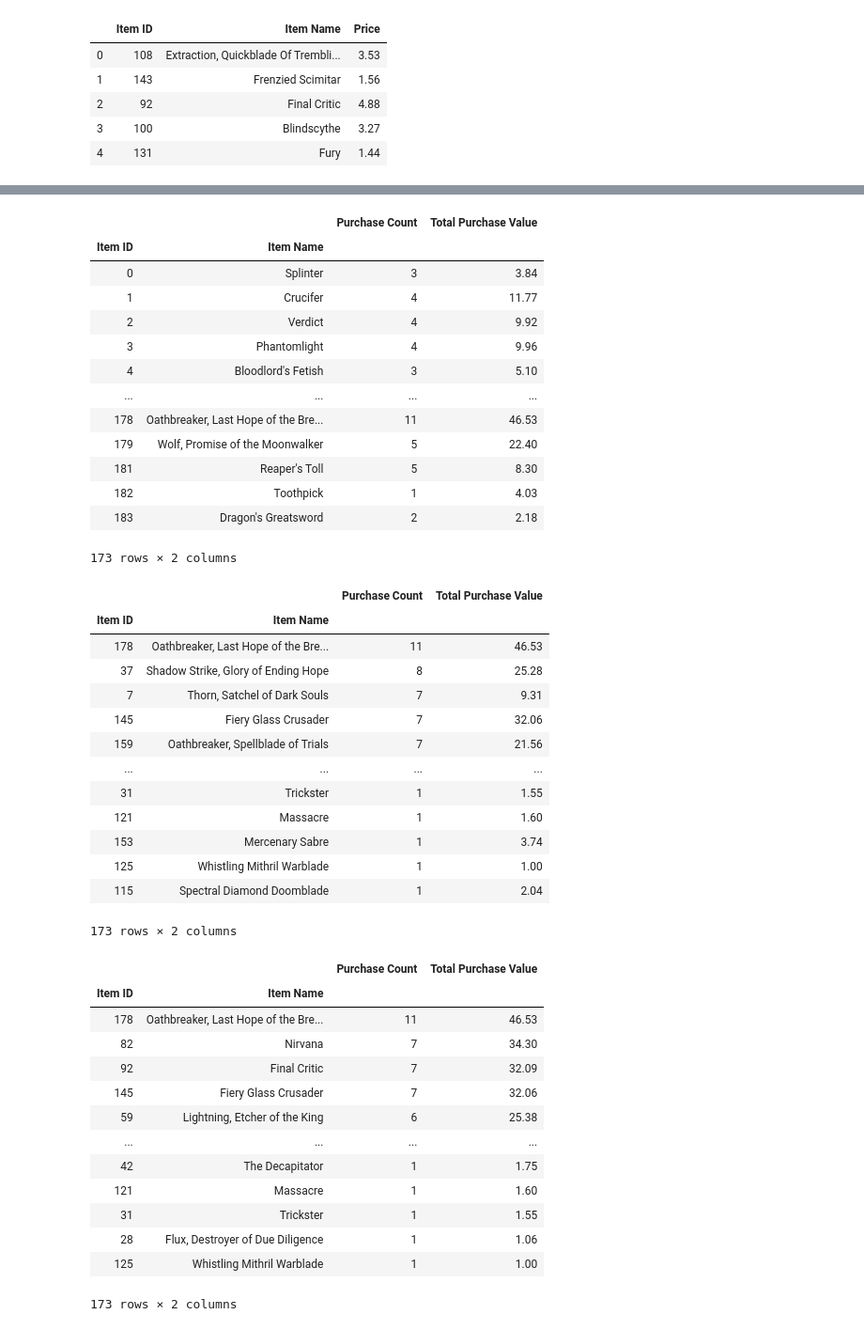
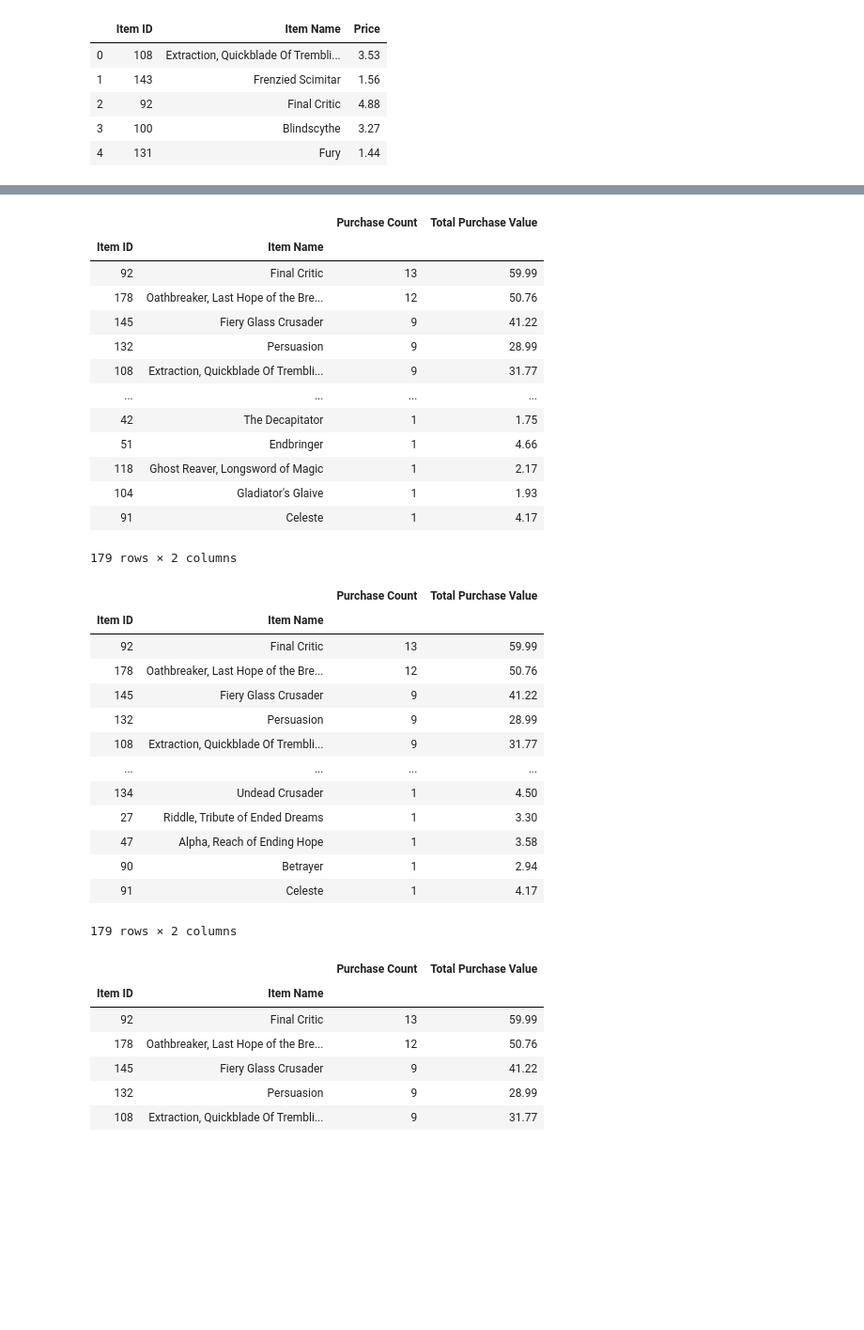
Before and after one commit to mjenkins15/JenkinsPandas_Challenge, a Jupyter notebook: HeroesOfPymoli.ipynb, the cells around one changed output, grey strips where cells are left out. Shown at 94% size. Saved outputs shown, nothing was run; the diff lists cells and outputs as text; code cells hidden in the pictures; blank space fills up the shorter version.

```diff
--- a/HeroesOfPymoli.ipynb
+++ b/HeroesOfPymoli.ipynb
@@ -117,7 +117,7 @@ dtype: int64
 #Referenced Hannah's code for this cell
 
 #to drop duplicates by the screen name#
-purchase_file_pd = purchase_file_pd.drop_duplicates('SN')
+
 #to make total players an integer and not a list#
 total_players = purchase_file_pd.count()[0]
 #Then you can use a value_counts() to get the listed genders#
@@ -521,22 +492,23 @@ Name: Price, Length: 173, dtype: float64
 most_pop_analysis = pd.DataFrame({"Purchase Count":pop_purch_count,
                                 "Total Purchase Value":pop_total_value})
 
+most_pop_analysis = most_pop_analysis.sort_values("Purchase Count", ascending=False)
 most_pop_analysis
 # %% [output]
 |  |  | Purchase Count | Total Purchase Value |
 | Item ID | Item Name |  |  |
-| 0 | Splinter | 3 | 3.84 |
-| 1 | Crucifer | 4 | 11.77 |
-| 2 | Verdict | 4 | 9.92 |
-| 3 | Phantomlight | 4 | 9.96 |
-| 4 | Bloodlord's Fetish | 3 | 5.10 |
+| 92 | Final Critic | 13 | 59.99 |
+| 178 | Oathbreaker, Last Hope of the Bre... | 12 | 50.76 |
+| 145 | Fiery Glass Crusader | 9 | 41.22 |
+| 132 | Persuasion | 9 | 28.99 |
+| 108 | Extraction, Quickblade Of Trembli... | 9 | 31.77 |
 | ... | ... | ... | ... |
-| 178 | Oathbreaker, Last Hope of the Bre... | 11 | 46.53 |
-| 179 | Wolf, Promise of the Moonwalker | 5 | 22.40 |
-| 181 | Reaper's Toll | 5 | 8.30 |
-| 182 | Toothpick | 1 | 4.03 |
-| 183 | Dragon's Greatsword | 2 | 2.18 |
+| 42 | The Decapitator | 1 | 1.75 |
+| 51 | Endbringer | 1 | 4.66 |
+| 118 | Ghost Reaver, Longsword of Magic | 1 | 2.17 |
+| 104 | Gladiator's Glaive | 1 | 1.93 |
+| 91 | Celeste | 1 | 4.17 |
-173 rows × 2 columns
+179 rows × 2 columns
 # %%
 #Merge item_df and summary data frame
 #most_popular_df=item_df.merge(most_pop_analysis, on=["Item ID"])
@@ -546,35 +518,29 @@ most_pop_analysis.sort_values(["Purchase Count"], ascending=[False])
 # %% [output]
 |  |  | Purchase Count | Total Purchase Value |
 | Item ID | Item Name |  |  |
-| 178 | Oathbreaker, Last Hope of the Bre... | 11 | 46.53 |
-| 37 | Shadow Strike, Glory of Ending Hope | 8 | 25.28 |
-| 7 | Thorn, Satchel of Dark Souls | 7 | 9.31 |
-| 145 | Fiery Glass Crusader | 7 | 32.06 |
-| 159 | Oathbreaker, Spellblade of Trials | 7 | 21.56 |
+| 92 | Final Critic | 13 | 59.99 |
+| 178 | Oathbreaker, Last Hope of the Bre... | 12 | 50.76 |
+| 145 | Fiery Glass Crusader | 9 | 41.22 |
+| 132 | Persuasion | 9 | 28.99 |
+| 108 | Extraction, Quickblade Of Trembli... | 9 | 31.77 |
 | ... | ... | ... | ... |
-| 31 | Trickster | 1 | 1.55 |
-| 121 | Massacre | 1 | 1.60 |
-| 153 | Mercenary Sabre | 1 | 3.74 |
-| 125 | Whistling Mithril Warblade | 1 | 1.00 |
-| 115 | Spectral Diamond Doomblade | 1 | 2.04 |
+| 134 | Undead Crusader | 1 | 4.50 |
+| 27 | Riddle, Tribute of Ended Dreams | 1 | 3.30 |
+| 47 | Alpha, Reach of Ending Hope | 1 | 3.58 |
+| 90 | Betrayer | 1 | 2.94 |
+| 91 | Celeste | 1 | 4.17 |
-173 rows × 2 columns
+179 rows × 2 columns
 # %%
 #Most Profitable Items
 
 #Sort the above table by total purchase value in descending order
 most_pop_analysis.sort_values(["Total Purchase Value"], ascending=[False])
+most_pop_analysis.head()
 # %% [output]
 |  |  | Purchase Count | Total Purchase Value |
 | Item ID | Item Name |  |  |
-| 178 | Oathbreaker, Last Hope of the Bre... | 11 | 46.53 |
-| 82 | Nirvana | 7 | 34.30 |
-| 92 | Final Critic | 7 | 32.09 |
-| 145 | Fiery Glass Crusader | 7 | 32.06 |
-| 59 | Lightning, Etcher of the King | 6 | 25.38 |
-| ... | ... | ... | ... |
-| 42 | The Decapitator | 1 | 1.75 |
-| 121 | Massacre | 1 | 1.60 |
-| 31 | Trickster | 1 | 1.55 |
-| 28 | Flux, Destroyer of Due Diligence | 1 | 1.06 |
-| 125 | Whistling Mithril Warblade | 1 | 1.00 |
+| 92 | Final Critic | 13 | 59.99 |
+| 178 | Oathbreaker, Last Hope of the Bre... | 12 | 50.76 |
+| 145 | Fiery Glass Crusader | 9 | 41.22 |
+| 132 | Persuasion | 9 | 28.99 |
+| 108 | Extraction, Quickblade Of Trembli... | 9 | 31.77 |
-173 rows × 2 columns
```
Also changed, not shown: parts of 25 cells of this notebook.
